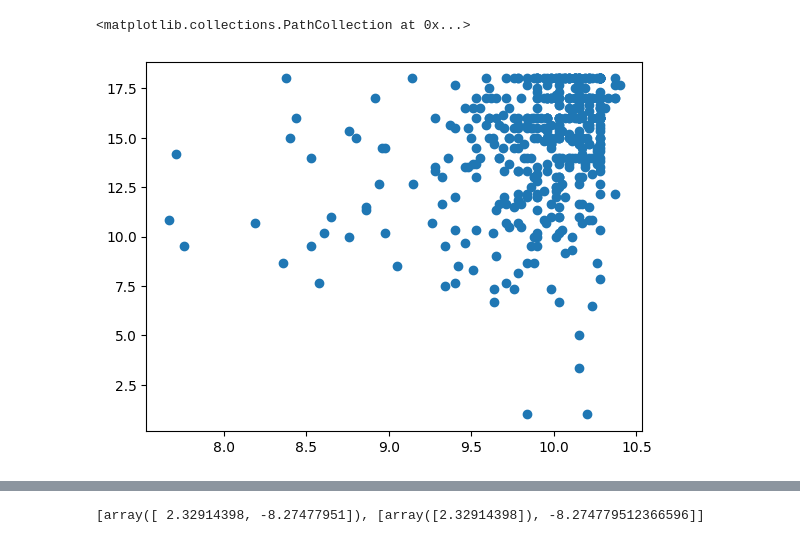
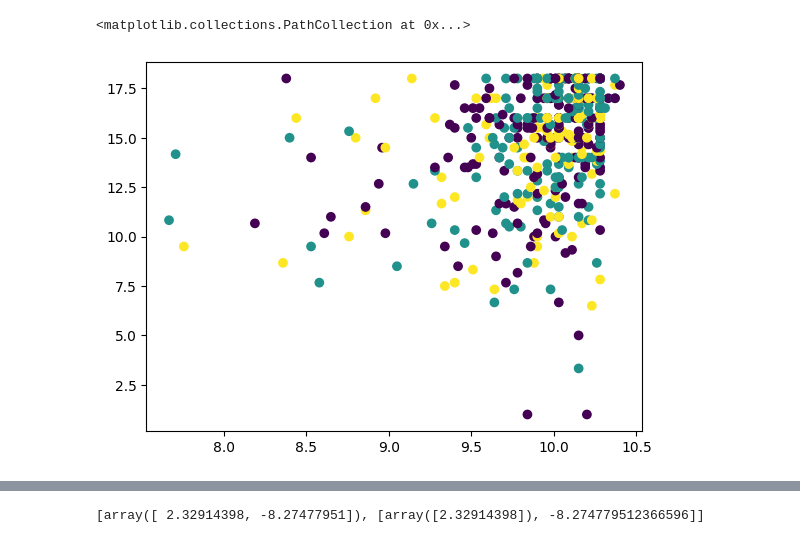
Before and after one commit to YoungWu559/CS320S26, a Jupyter notebook: W9/regression.ipynb, the cells around one changed output, grey strips where cells are left out. Saved outputs shown, nothing was run; the diff lists cells and outputs as text; code cells hidden in the pictures.

```diff
--- a/W9/regression.ipynb
+++ b/W9/regression.ipynb
@@ -9,11 +9,12 @@ import matplotlib.pyplot as plt
 # %%
 data = pandas.read_csv("Grades.csv")
 data = data[(data != 0).all(axis = 1)]
 x = data["Quiz"]
 y = data["Exam"]
-plt.scatter(x, y)
+z = data["Section"]
+plt.scatter(x, y, c = z)
 # %% [output]
 <matplotlib.collections.PathCollection at 0x...>
-[figure, old version]
+[figure, new version]
 # %%
 reg = sklearn.linear_model.LinearRegression()
```
Also changed, not shown: parts of 2 cells of this notebook, 6 other files.
